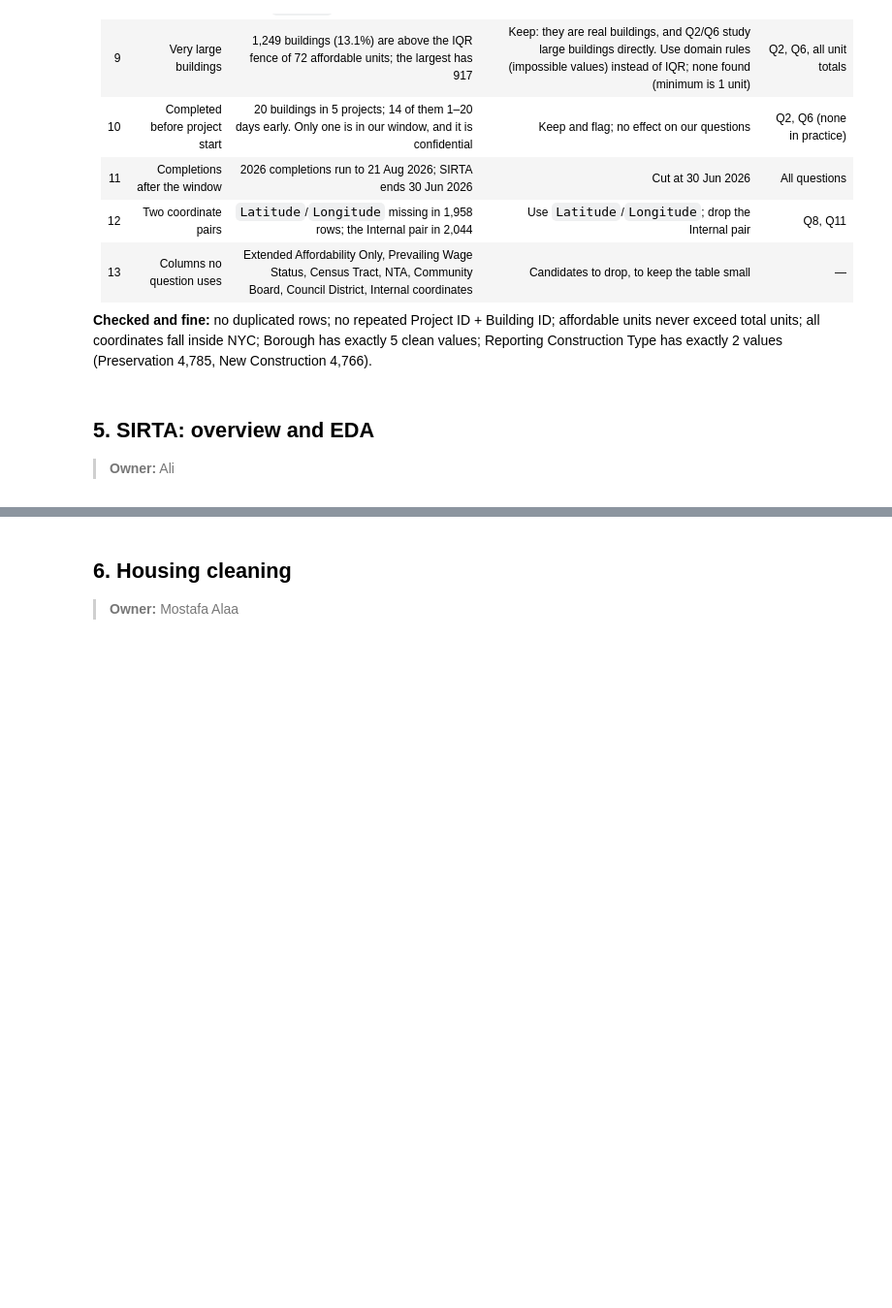
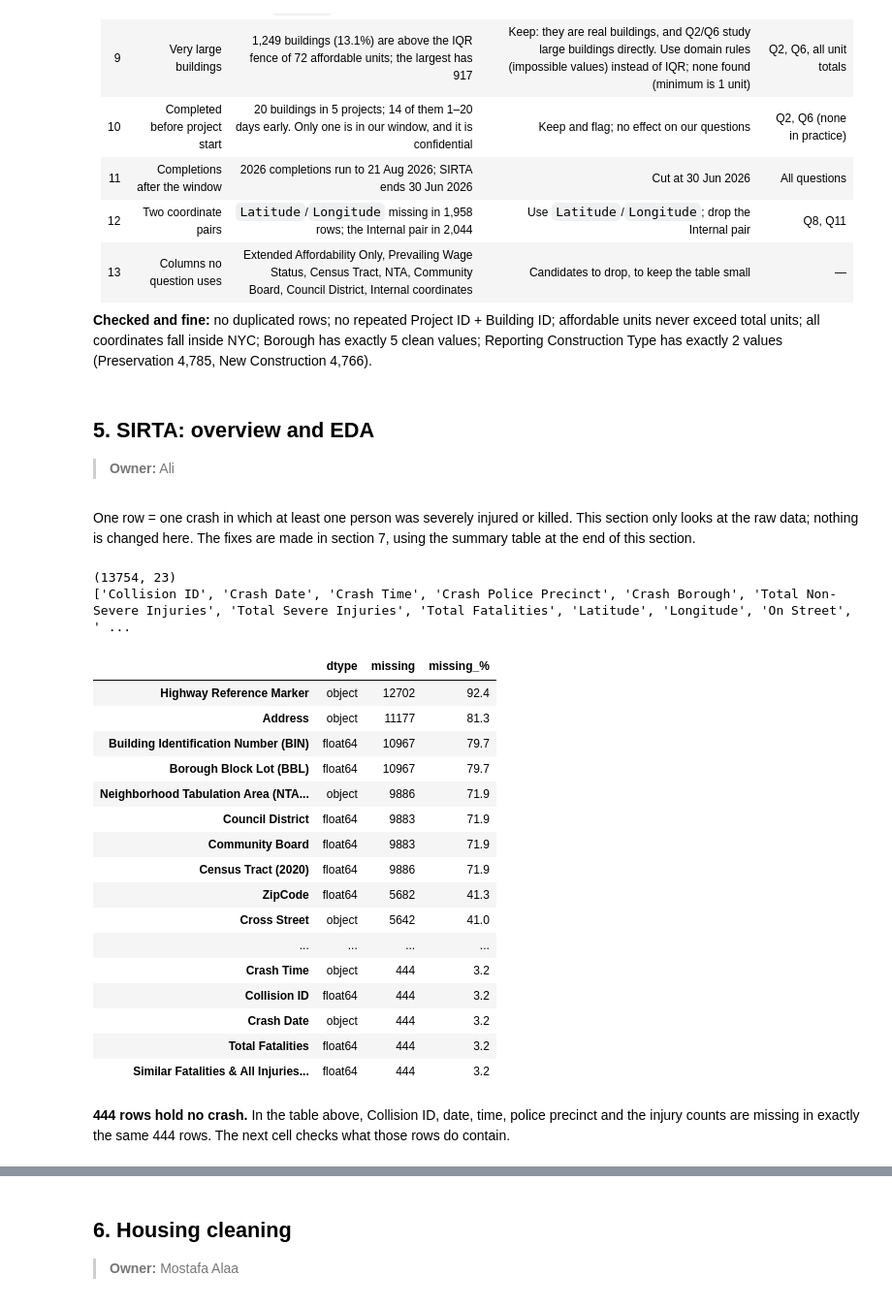
Before and after one commit to mohamednazmy23/nyc-housing-street-safety, a Jupyter notebook: notebooks/nyc_dev_project.ipynb, the cells around one changed output, grey strips where cells are left out. Shown at 97% size. Cells and saved outputs as stored; diff of their text form; code cells hidden in the pictures; blank space fills up the shorter version.

Commit message:
Add SIRTA overview and EDA (section 5); SSL fix; update logs

```diff
--- a/notebooks/nyc_dev_project.ipynb
+++ b/notebooks/nyc_dev_project.ipynb
@@ -312,3 +312,38 @@ check.sort_values("days_early", ascending=False)
 # %% [markdown]
 ## 5. SIRTA: overview and EDA
 > **Owner:** Ali
+# %% [markdown]
+One row = one crash in which at least one person was severely injured or killed. This section only looks at the raw data; nothing is changed here. The fixes are made in section 7, using the summary table at the end of this section.
+# %%
+print(df_transport.shape)
+print(df_transport.columns.tolist())
+# %% [output]
+(13754, 23)
+['Collision ID', 'Crash Date', 'Crash Time', 'Crash Police Precinct', 'Crash Borough', 'Total Non-Severe Injuries', 'Total Severe Injuries', 'Total Fatalities', 'Latitude', 'Longitude', 'On Street', ' ...
+# %%
+missing_sirta = pd.DataFrame({
+    "dtype": df_transport.dtypes,
+    "missing": df_transport.isna().sum(),
+    "missing_%": (df_transport.isna().mean() * 100).round(1),
+})
+missing_sirta.sort_values("missing_%", ascending=False)
+# %% [output]
+|  | dtype | missing | missing_% |
+| Highway Reference Marker | object | 12702 | 92.4 |
+| Address | object | 11177 | 81.3 |
+| Building Identification Number (BIN) | float64 | 10967 | 79.7 |
+| Borough Block Lot (BBL) | float64 | 10967 | 79.7 |
+| Neighborhood Tabulation Area (NTA... | object | 9886 | 71.9 |
+| Council District | float64 | 9883 | 71.9 |
+| Community Board | float64 | 9883 | 71.9 |
+| Census Tract (2020) | float64 | 9886 | 71.9 |
+| ZipCode | float64 | 5682 | 41.3 |
+| Cross Street | object | 5642 | 41.0 |
+| ... | ... | ... | ... |
+| Crash Time | object | 444 | 3.2 |
+| Collision ID | float64 | 444 | 3.2 |
+| Crash Date | object | 444 | 3.2 |
+| Total Fatalities | float64 | 444 | 3.2 |
+| Similar Fatalities & All Injuries... | float64 | 444 | 3.2 |
+# %% [markdown]
+**444 rows hold no crash.** In the table above, Collision ID, date, time, police precinct and the injury counts are missing in exactly the same 444 rows. The next cell checks what those rows do contain.
```
Also changed, not shown: parts of 12 cells of this notebook, 5 other files.
